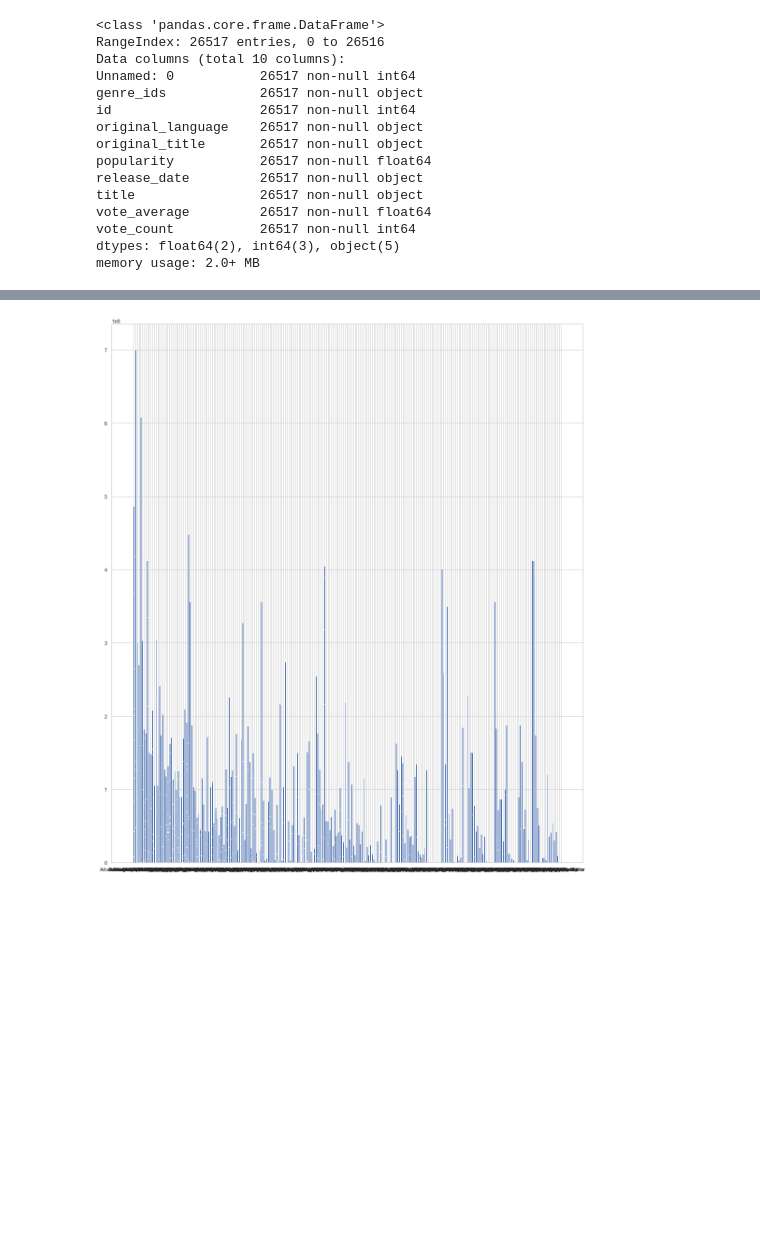
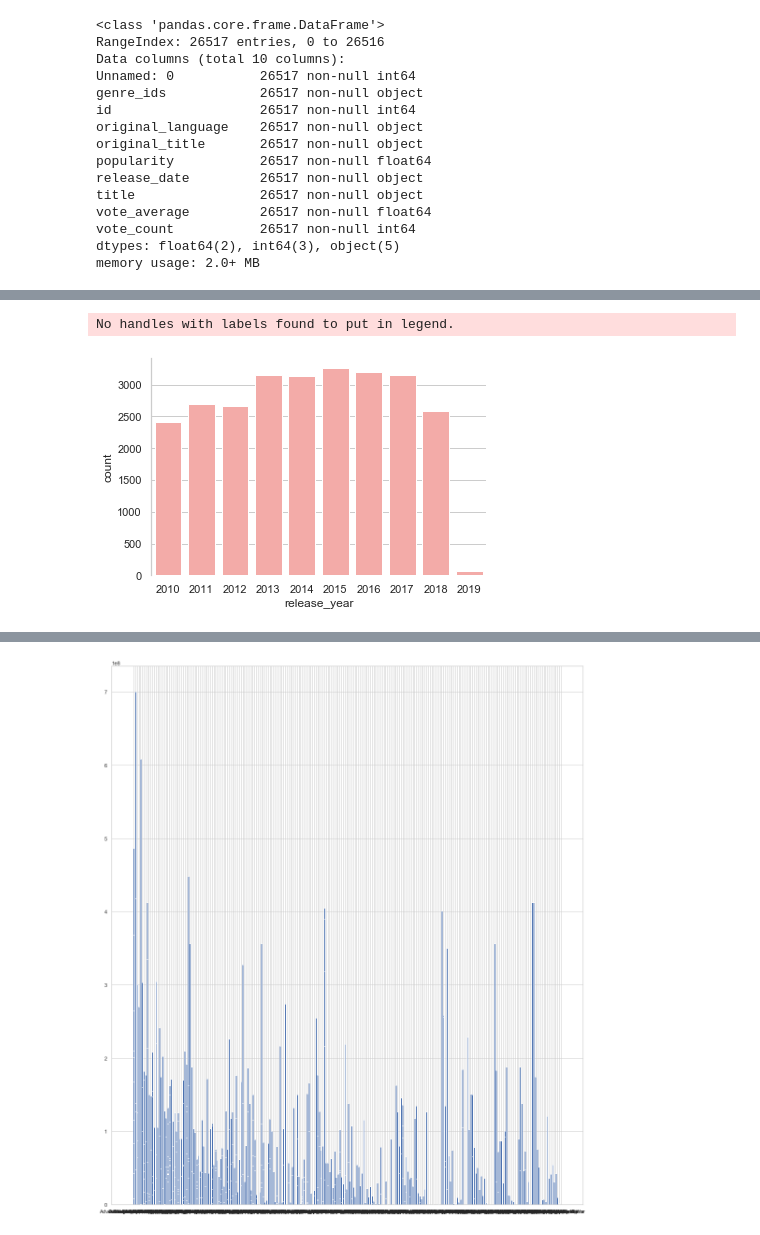
Before and after one commit to kristinepetrosyan/IMDB-analysis, a Jupyter notebook: student.ipynb, the cells around one changed output, grey strips where cells are left out. Saved outputs shown, nothing was run; the diff lists cells and outputs as text; code cells hidden in the pictures; blank space fills up the shorter version.

```diff
--- a/student.ipynb
+++ b/student.ipynb
@@ -201,0 +318,18 @@ df_budjets['production_budget'].map(remove_non_num).astype(float)
+# %%
+#releases = df_popularity.sort_values("release_year", ascending=True).tail(20)
+
+
+sns.set_color_codes("pastel")
+splot1 = sns.countplot(x="release_year", data=releases,
+            label="Movie count from 2010 to 2019", color="r", orient='h')
+
+
+
+# Add a legend and informative axis label
+ax.legend(ncol=2, loc="lower right", frameon=True)
+ax.set(ylim=(0, 100), ylabel="Count",
+       xlabel="Release Year")
+sns.despine(right=True, bottom=True)
+# %% [output]
+No handles with labels found to put in legend.
+[figure, added]
```
Also changed, not shown: parts of 74 cells of this notebook.
